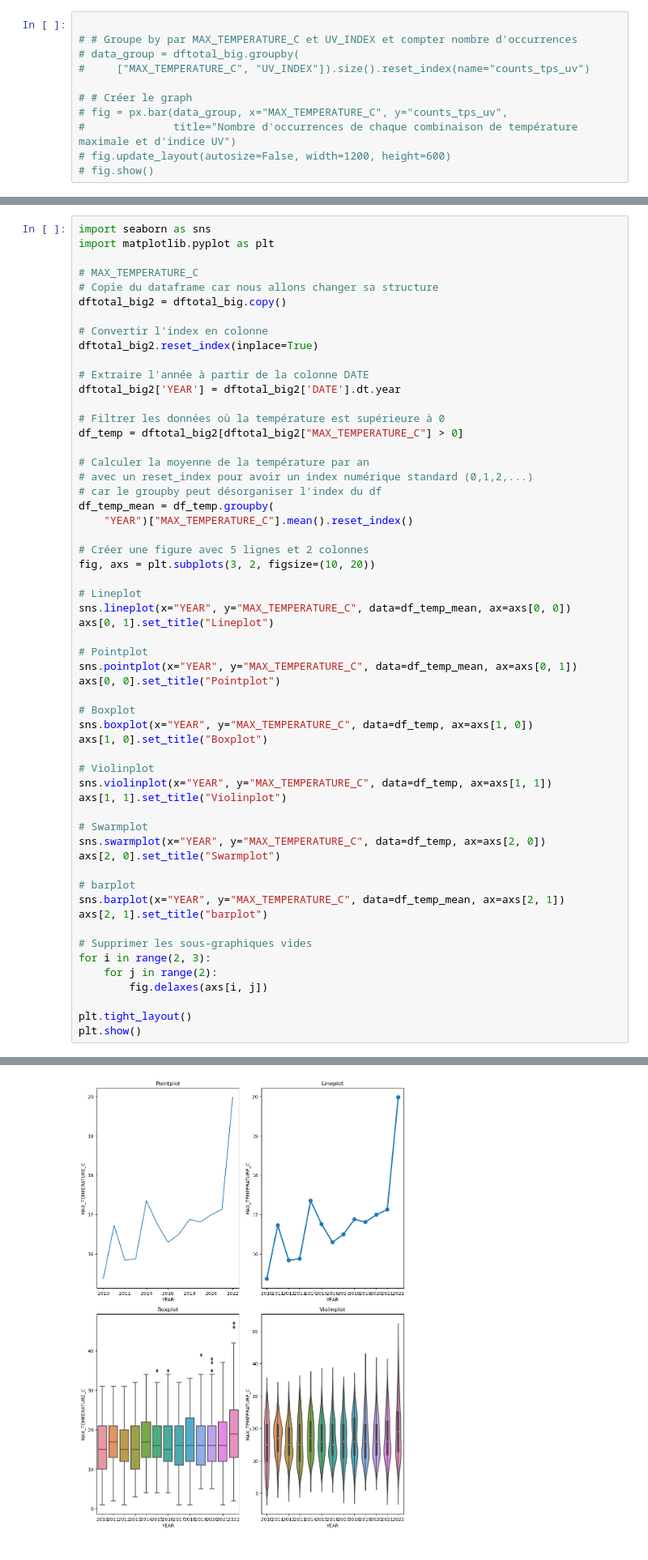
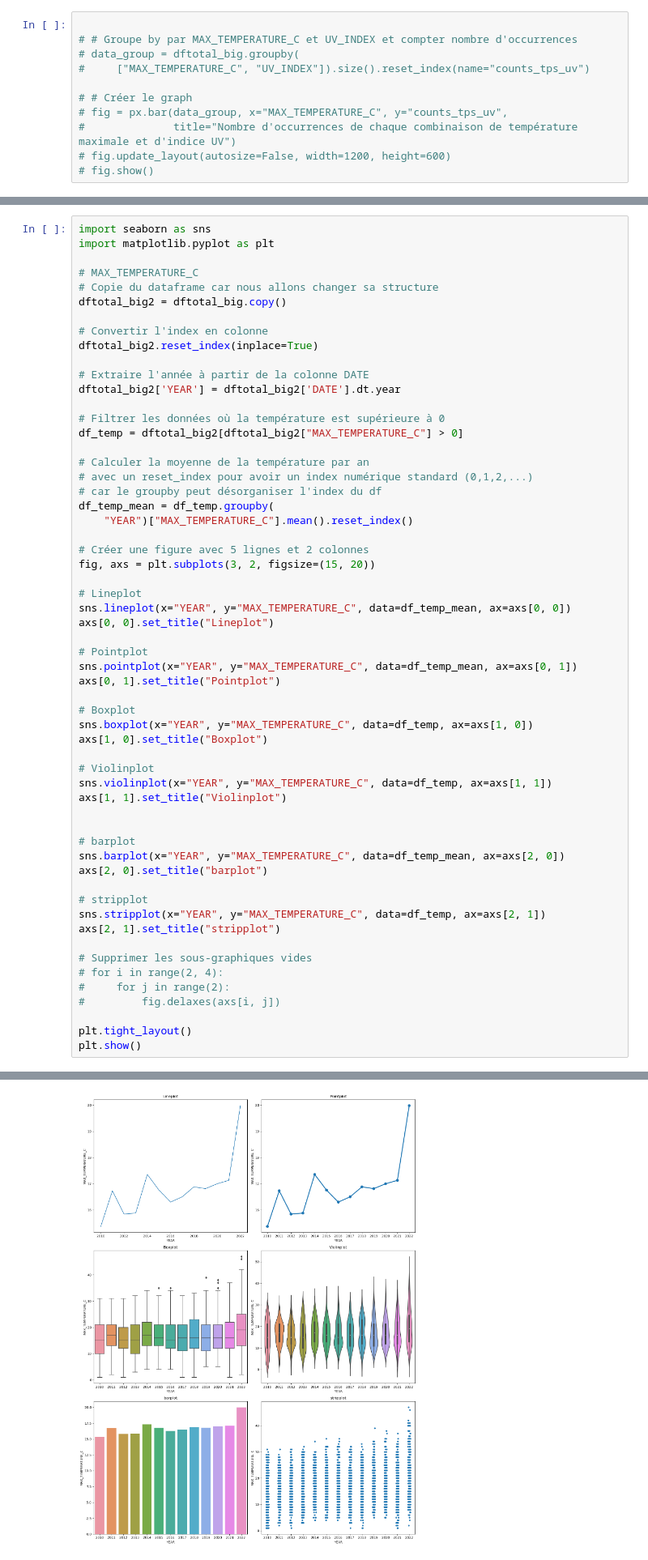
Before and after one commit to bigmoletos/WildCodeSchool_formation_IA_nov2023, a Jupyter notebook: quêtes/Semaine5/Pandas/Pandas/FD_2.7_Pandas_automation.ipynb, the cells around one changed output, grey strips where cells are left out. Shown at 81% size. Drawn from its saved outputs; the diff is of its cells as text.

```diff
--- a/quêtes/Semaine5/Pandas/Pandas/FD_2.7_Pandas_automation.ipynb
+++ b/quêtes/Semaine5/Pandas/Pandas/FD_2.7_Pandas_automation.ipynb
@@ -657,15 +765,15 @@ df_temp_mean = df_temp.groupby(
     "YEAR")["MAX_TEMPERATURE_C"].mean().reset_index()
 
 # Créer une figure avec 5 lignes et 2 colonnes
-fig, axs = plt.subplots(3, 2, figsize=(10, 20))
+fig, axs = plt.subplots(3, 2, figsize=(15, 20))
 
 # Lineplot
 sns.lineplot(x="YEAR", y="MAX_TEMPERATURE_C", data=df_temp_mean, ax=axs[0, 0])
-axs[0, 1].set_title("Lineplot")
+axs[0, 0].set_title("Lineplot")
 
 # Pointplot
 sns.pointplot(x="YEAR", y="MAX_TEMPERATURE_C", data=df_temp_mean, ax=axs[0, 1])
-axs[0, 0].set_title("Pointplot")
+axs[0, 1].set_title("Pointplot")
 
 # Boxplot
 sns.boxplot(x="YEAR", y="MAX_TEMPERATURE_C", data=df_temp, ax=axs[1, 0])
@@ -675,18 +783,19 @@ axs[1, 0].set_title("Boxplot")
 sns.violinplot(x="YEAR", y="MAX_TEMPERATURE_C", data=df_temp, ax=axs[1, 1])
 axs[1, 1].set_title("Violinplot")
 
-# Swarmplot
-sns.swarmplot(x="YEAR", y="MAX_TEMPERATURE_C", data=df_temp, ax=axs[2, 0])
-axs[2, 0].set_title("Swarmplot")
 
 # barplot
-sns.barplot(x="YEAR", y="MAX_TEMPERATURE_C", data=df_temp_mean, ax=axs[2, 1])
-axs[2, 1].set_title("barplot")
+sns.barplot(x="YEAR", y="MAX_TEMPERATURE_C", data=df_temp_mean, ax=axs[2, 0])
+axs[2, 0].set_title("barplot")
+
+# stripplot
+sns.stripplot(x="YEAR", y="MAX_TEMPERATURE_C", data=df_temp, ax=axs[2, 1])
+axs[2, 1].set_title("stripplot")
 
 # Supprimer les sous-graphiques vides
-for i in range(2, 3):
-    for j in range(2):
-        fig.delaxes(axs[i, j])
+# for i in range(2, 4):
+#     for j in range(2):
+#         fig.delaxes(axs[i, j])
 
 plt.tight_layout()
 plt.show()
@@ -711,4 +803,4 @@ plt.show()
-[figure, old version]
+[figure, new version]
 # %%
 # import matplotlib.pyplot as plt
 # import pandas as pd
```
Also changed, not shown: parts of 14 cells of this notebook.
